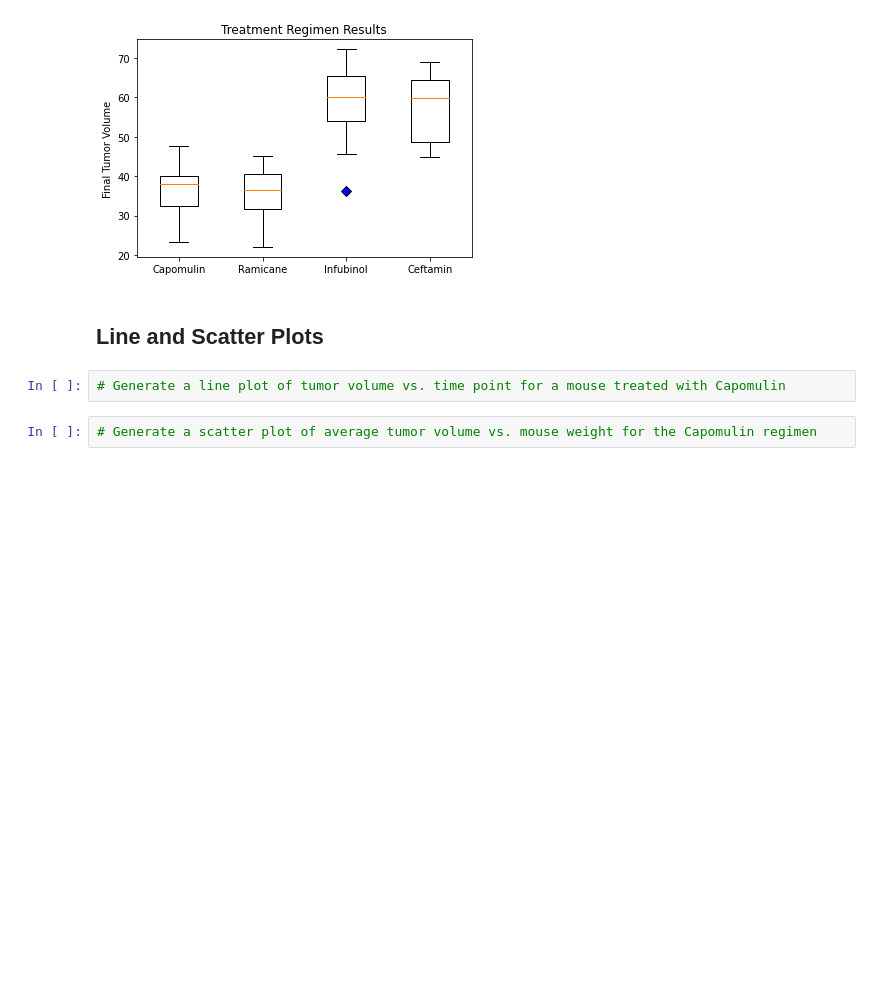
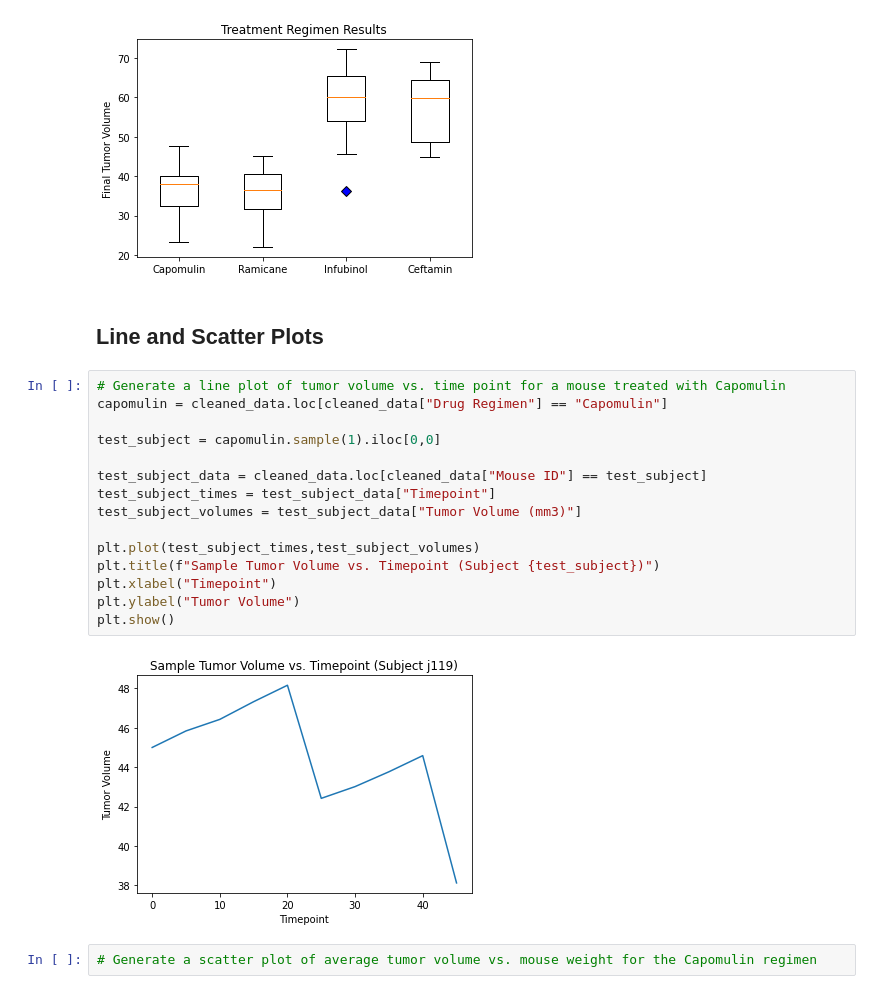
Before and after one commit to drbernal47/pymaceuticals-assignment, a Jupyter notebook: pymaceuticals_starter.ipynb, the cells around one changed output. Cells and saved outputs as stored; diff of their text form; blank space fills up the shorter version.

Commit message:
Coded sample test subject line plot for random mouse in Capomulin trial

```diff
--- a/pymaceuticals_starter.ipynb
+++ b/pymaceuticals_starter.ipynb
@@ -228,8 +228,23 @@ plt.show()
 [figure]
 # %% [markdown]
 ## Line and Scatter Plots
-# %%
-# Generate a line plot of tumor volume vs. time point for a mouse treated with Capomulin
+# %%
+# Generate a line plot of tumor volume vs. time point for a mouse treated with Capomulin
+capomulin = cleaned_data.loc[cleaned_data["Drug Regimen"] == "Capomulin"]
+
+test_subject = capomulin.sample(1).iloc[0,0]
+
+test_subject_data = cleaned_data.loc[cleaned_data["Mouse ID"] == test_subject]
+test_subject_times = test_subject_data["Timepoint"]
+test_subject_volumes = test_subject_data["Tumor Volume (mm3)"]
+
+plt.plot(test_subject_times,test_subject_volumes)
+plt.title(f"Sample Tumor Volume vs. Timepoint (Subject {test_subject})")
+plt.xlabel("Timepoint")
+plt.ylabel("Tumor Volume")
+plt.show()
+# %% [output]
+[figure, added]
 # %%
 # Generate a scatter plot of average tumor volume vs. mouse weight for the Capomulin regimen
 # %% [markdown]
```
